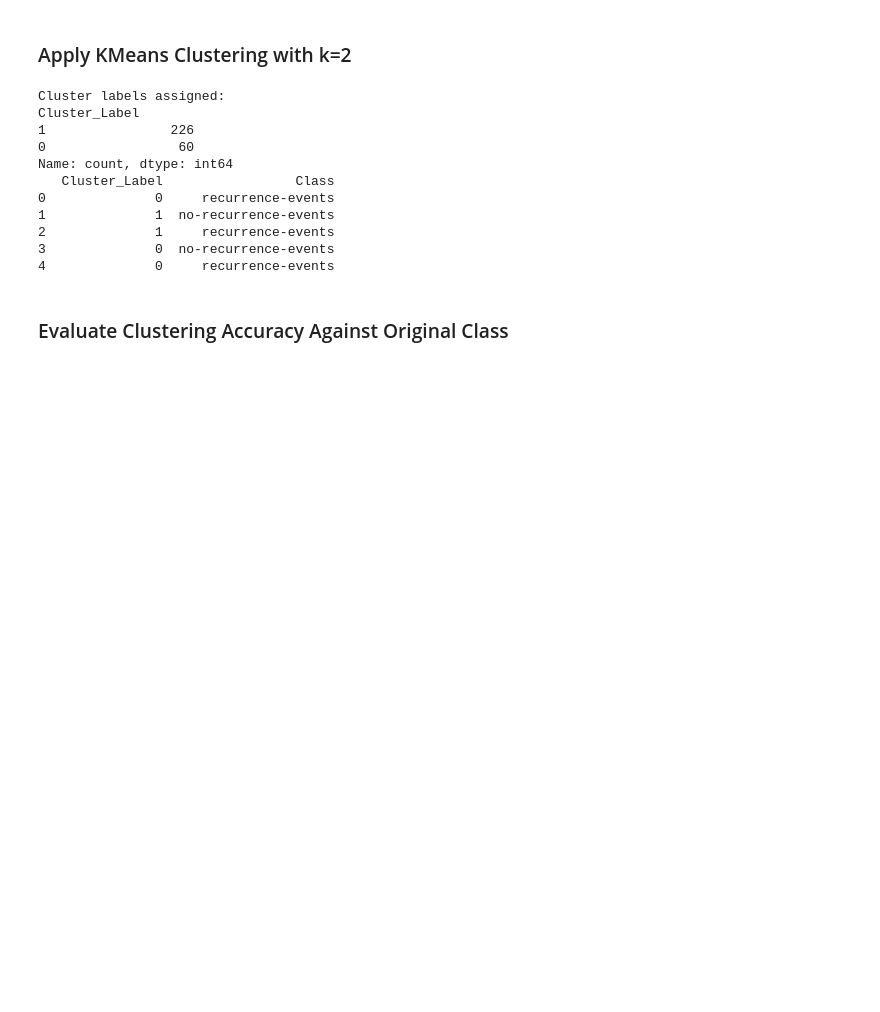
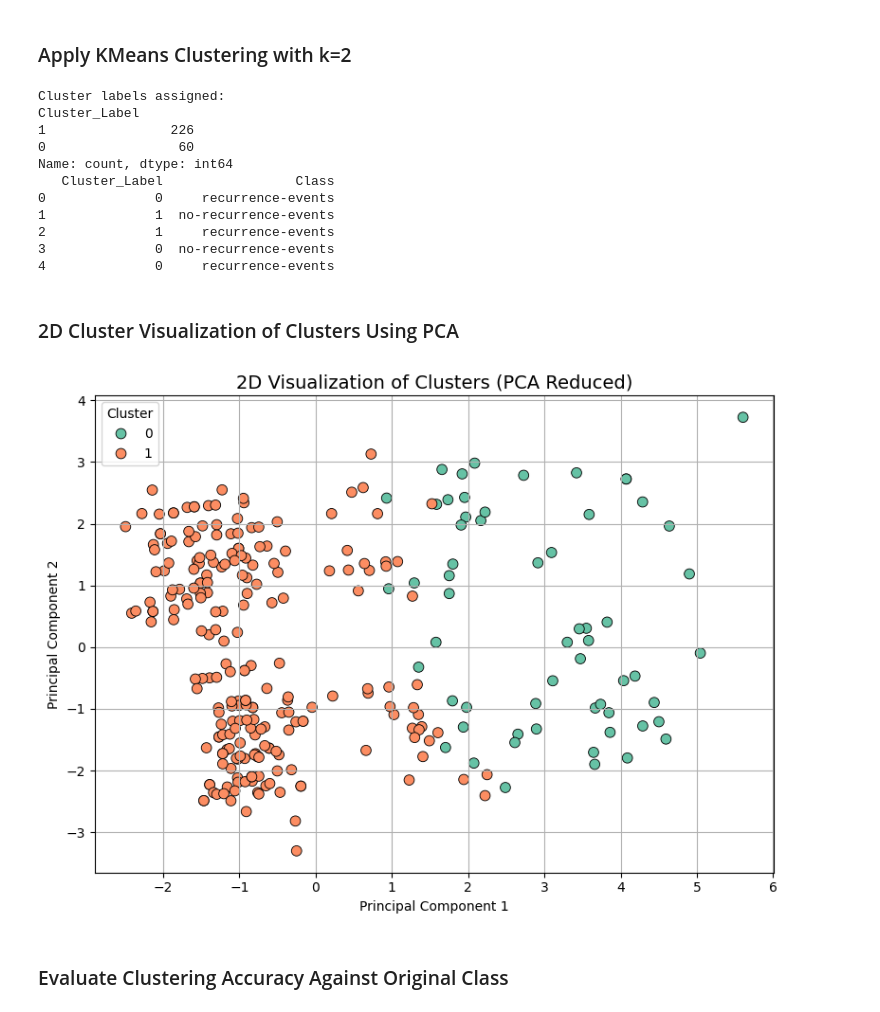
Before and after one commit to TarikBugraAy/breast-cancer-clustering-classification, a Jupyter notebook: Notebooks/clustering_&_classification.ipynb, the cells around one changed output. Drawn from its saved outputs; the diff is of its cells as text; code cells hidden in the pictures; blank space fills up the shorter version.

```diff
--- a/Notebooks/clustering_&_classification.ipynb
+++ b/Notebooks/clustering_&_classification.ipynb
@@ -146,6 +146,32 @@ Name: count, dtype: int64
 2              1     recurrence-events
 3              0  no-recurrence-events
 4              0     recurrence-events
+# %% [markdown]
+### 2D Cluster Visualization of Clusters Using PCA
+# %%
+from sklearn.decomposition import PCA
+import matplotlib.pyplot as plt
+
+# Reduce dimensions to 2D for visualization
+pca = PCA(n_components=2)
+X_pca = pca.fit_transform(X_scaled)
+
+# Add PCA components and cluster labels to a DataFrame
+pca_df = pd.DataFrame(X_pca, columns=['PCA1', 'PCA2'])
+pca_df['Cluster'] = df['Cluster_Label']
+
+# Plot clusters in 2D space
+plt.figure(figsize=(8, 6))
+sns.scatterplot(data=pca_df, x='PCA1', y='PCA2', hue='Cluster', palette='Set2', s=60, edgecolor='k')
+plt.title("2D Visualization of Clusters (PCA Reduced)", fontsize=14)
+plt.xlabel("Principal Component 1")
+plt.ylabel("Principal Component 2")
+plt.legend(title="Cluster")
+plt.grid(True)
+plt.tight_layout()
+plt.show()
+# %% [output]
+[figure, added]
 # %% [markdown]
 ### Evaluate Clustering Accuracy Against Original Class
 # %%
```
Also changed, not shown: parts of 2 cells of this notebook, 2 other files.
